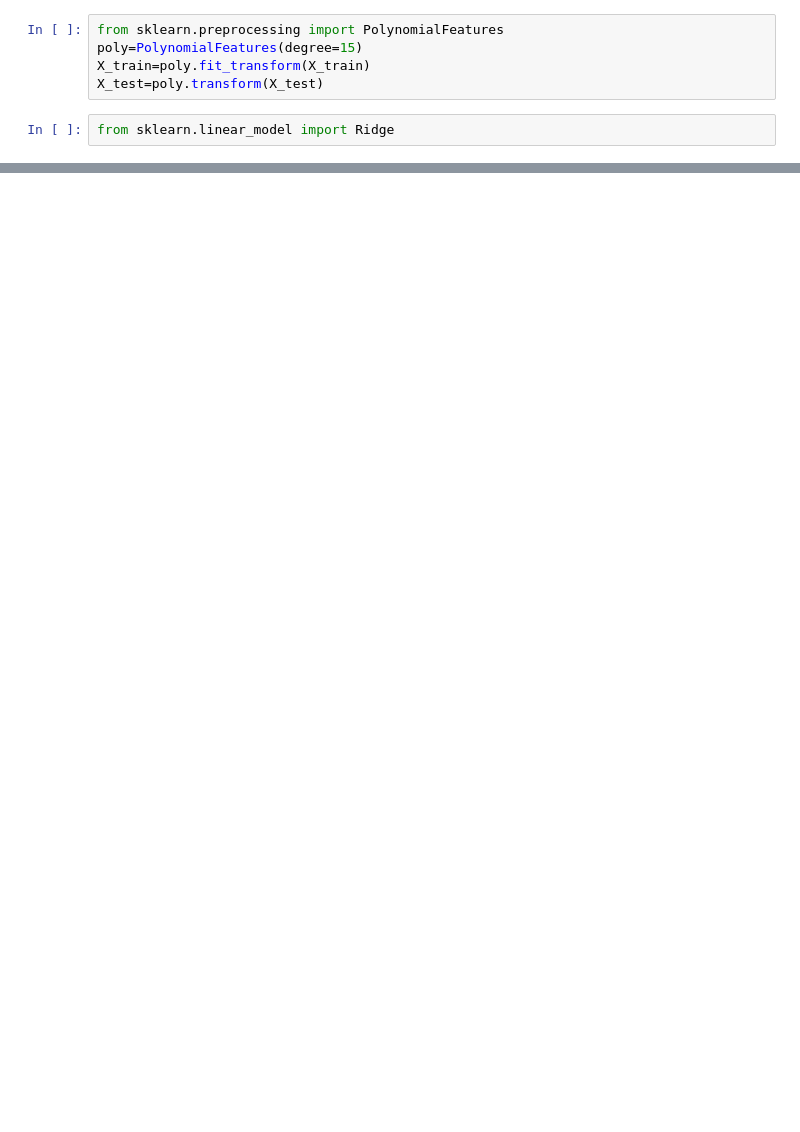
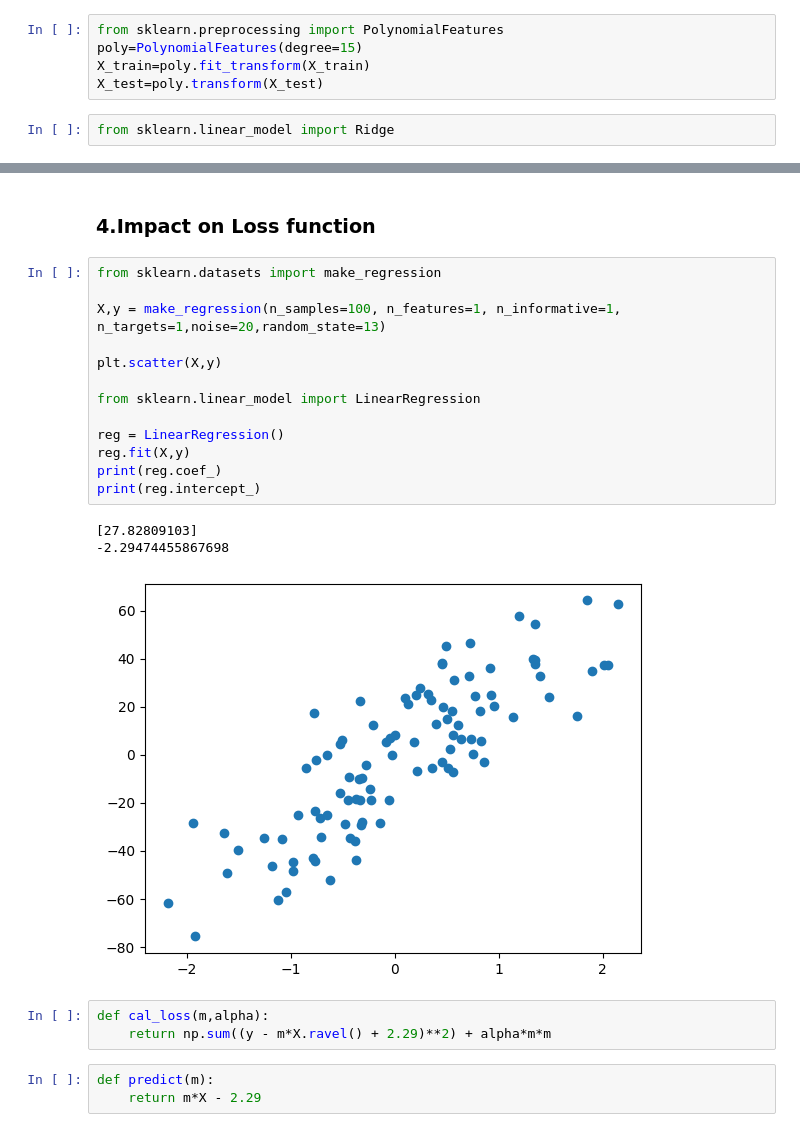
Before and after one commit to khanalasmit/machinelearning, a Jupyter notebook: 37-Ridge_regresssion/part5.ipynb, the cells around one changed output, grey strips where cells are left out. Saved outputs shown, nothing was run; the diff lists cells and outputs as text; blank space fills up the shorter version.

```diff
--- a/37-Ridge_regresssion/part5.ipynb
+++ b/37-Ridge_regresssion/part5.ipynb
@@ -50,0 +64,25 @@ for i in alphas:
+# %% [markdown]
+### **4.Impact on Loss function**
+# %%
+from sklearn.datasets import make_regression
+
+X,y = make_regression(n_samples=100, n_features=1, n_informative=1, n_targets=1,noise=20,random_state=13)
+
+plt.scatter(X,y)
+
+from sklearn.linear_model import LinearRegression
+
+reg = LinearRegression()
+reg.fit(X,y)
+print(reg.coef_)
+print(reg.intercept_)
+# %% [output]
+[27.82809103]
+-2.29474455867698
+[figure, added]
+# %%
+def cal_loss(m,alpha):
+    return np.sum((y - m*X.ravel() + 2.29)**2) + alpha*m*m
+# %%
+def predict(m):
+    return m*X - 2.29
```
Also changed, not shown: parts of 12 cells of this notebook, 1 other file.
